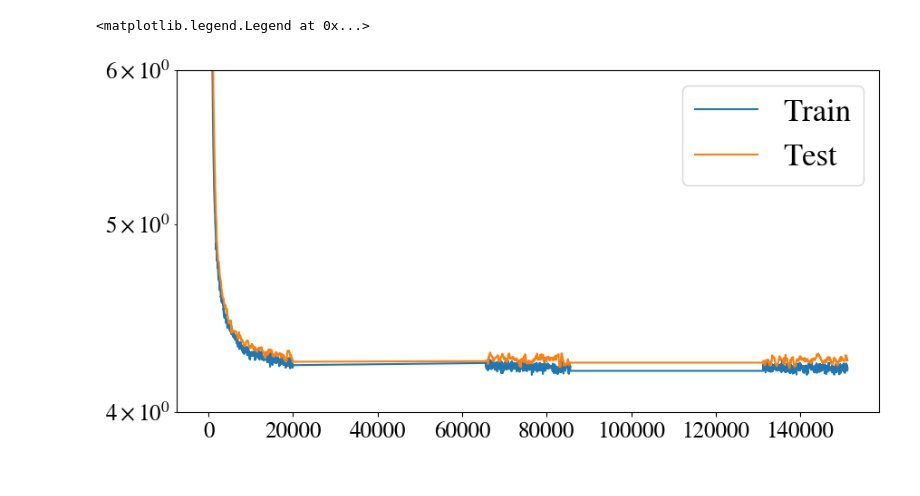
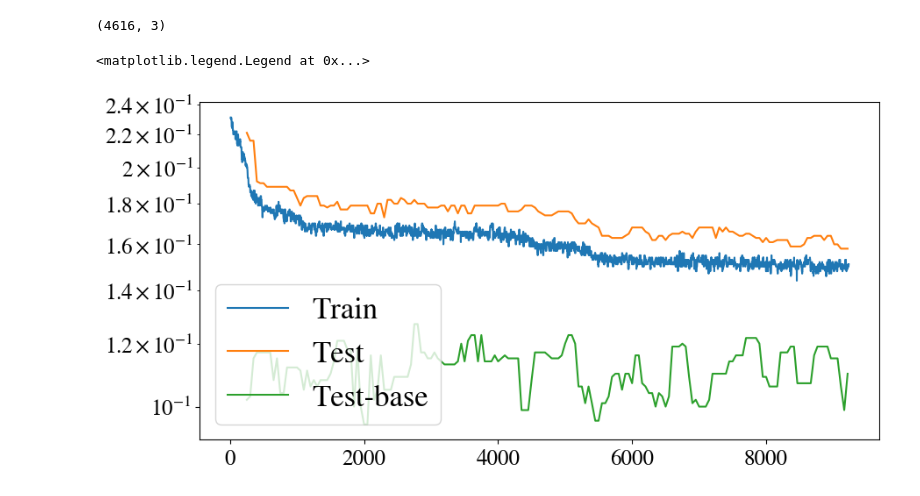
Before and after one commit to JINhuaqing/EEG-sz-det_dev, a Jupyter notebook: notebooks/log_ana.ipynb, the cells around one changed output. Cells and saved outputs as stored; diff of their text form; code cells hidden in the pictures.

```diff
--- a/notebooks/log_ana.ipynb
+++ b/notebooks/log_ana.ipynb
@@ -58,7 +58,7 @@ def moving_median(data, window_size):
         result.append(np.median(data[i:i + window_size]))
     return np.array(result)
 # %%
-fil_path = RES_ROOT/"../bash_scripts/logs/EEG_lay2_dis_10step_latent_intervalbds_nomodel.out"
+fil_path = RES_ROOT/"../bash_scripts/scs/logs/RUN-base-20204.out"
 txt_content = load_txt(fil_path);
 txt_content[-10:]
 # %% [output]
@@ -75,14 +75,17 @@ txt_content[-10:]
 # %%
 tr_losses, te_losses = extract_losses(txt_content, True)
+tr_losses.shape
+# %% [output]
+(4616, 3)
 # %%
-win_size = 10
+win_size = 5
 plt.plot(tr_losses[(win_size-1):, 0], moving_median(tr_losses[:, 1], win_size), label="Train")
 plt.plot(te_losses[(win_size-1):, 0], moving_median(te_losses[:, 1], win_size), label="Test")
 #plt.plot(tr_losses[(win_size-1):, 0], moving_median(tr_losses[:, 2], win_size), label="Train-base")
-#plt.plot(te_losses[(win_size-1):, 0], moving_median(te_losses[:, 2], win_size), label="Test-base")
+plt.plot(te_losses[(win_size-1):, 0], moving_median(te_losses[:, 2], win_size), label="Test-base")
 plt.yscale("log")
-plt.ylim([4, 6])
+#plt.ylim([4, 6])
 plt.legend()
 # %% [output]
 <matplotlib.legend.Legend at 0x...>
-[figure, old version]
+[figure, new version]
```
Also changed, not shown: parts of 1 cell of this notebook, 45 other files.
